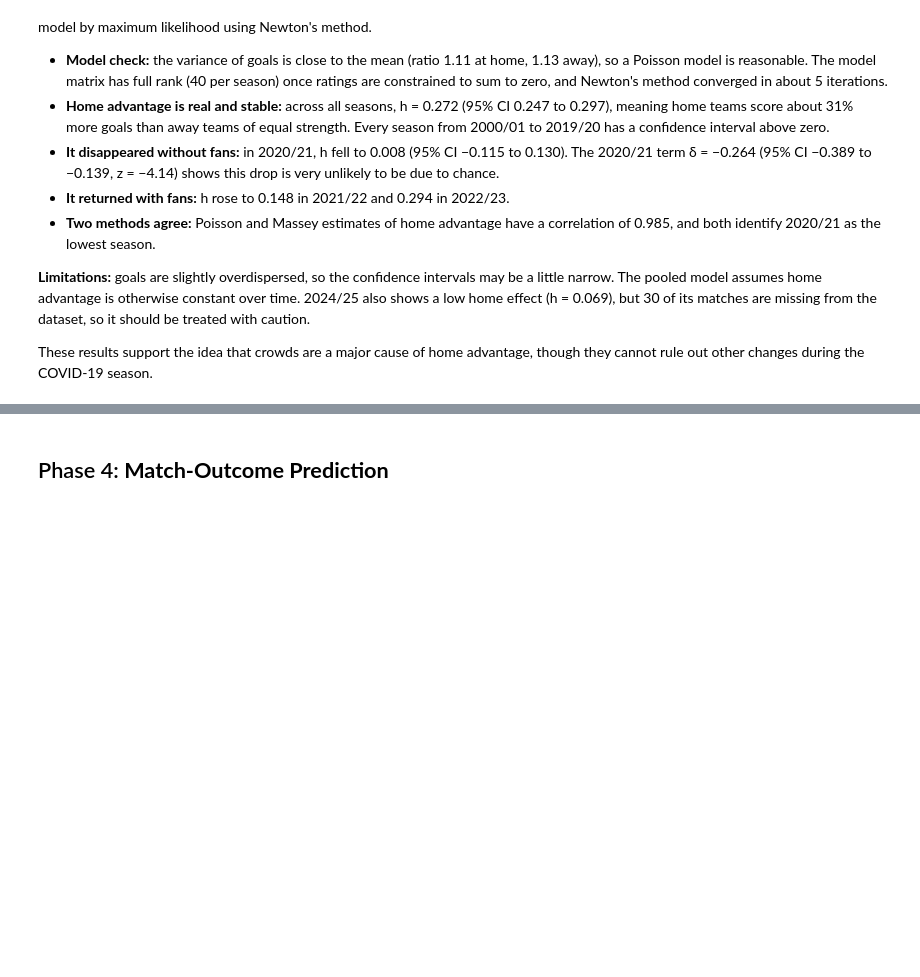
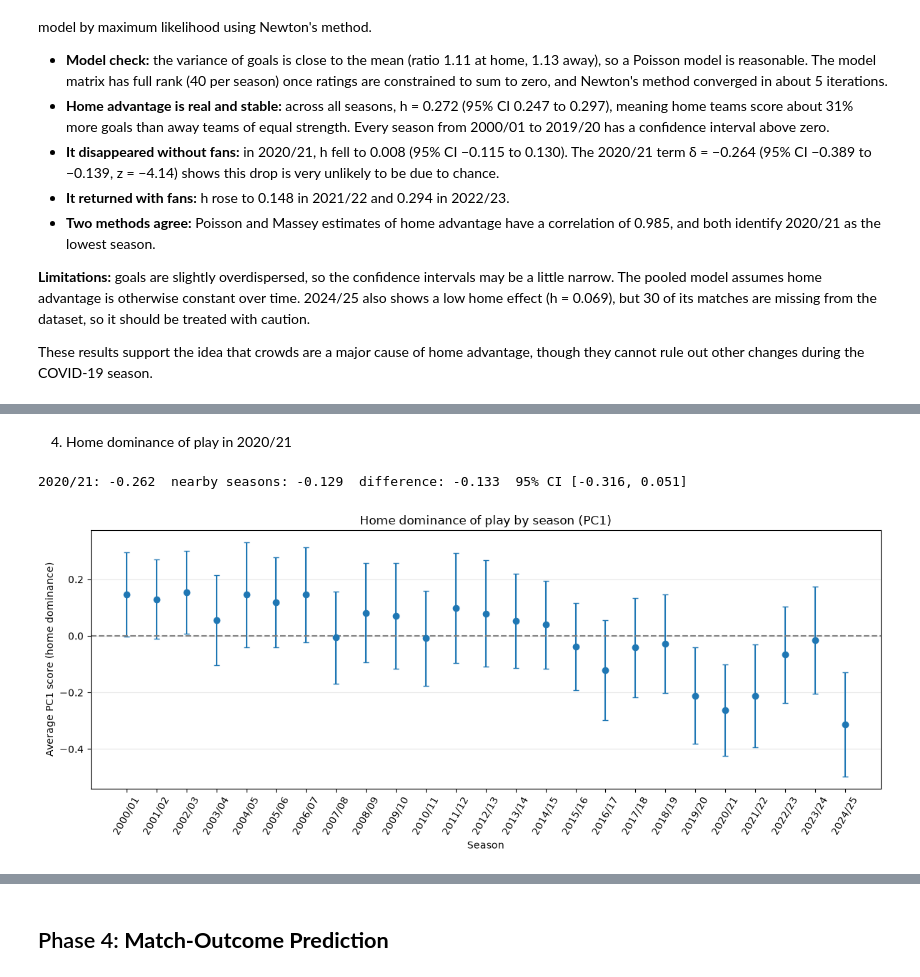
Before and after one commit to Joudii18/Is-Home-Advantage-Dying-What-25-Years-of-Premier-League-Data-Say, a Jupyter notebook: EPL_Home_Advantage_Project.ipynb, the cells around one changed output, grey strips where cells are left out. Drawn from its saved outputs; the diff is of its cells as text; code cells hidden in the pictures; blank space fills up the shorter version.

```diff
--- a/EPL_Home_Advantage_Project.ipynb
+++ b/EPL_Home_Advantage_Project.ipynb
@@ -1481,0 +1550,11 @@ These results support the idea that crowds are a major cause of home advantage,
+# %%
+# The sign of each component is arbitrary in the SVD,
+# so flip them to make them easier to read:
+# PC1 and PC3 positive for home shots, PC2 positive for home fouls
+for i, anchor in [(0, "HomeShots"), (1, "HomeFouls"), (2, "HomeShots")]:
+    if Vt[i, stats.index(anchor)] < 0:
+        Vt[i] = -Vt[i]
+
+# Loadings: how much each statistic contributes to each component
+loadings = pd.DataFrame(Vt[:3].T, index=stats, columns=["PC1", "PC2", "PC3"])
+display(loadings.round(2))
@@ -1481,0 +1575,31 @@ These results support the idea that crowds are a major cause of home advantage,
+# %% [markdown]
+4. Home dominance of play in 2020/21
+# %%
+# PC1 score for each match: positive = home team dominated shots, shots on target and corners
+pca_data["PC1"] = Z @ Vt[0]
+pc1 = pca_data.groupby("Season")["PC1"].agg(["mean", "sem"])
+
+# Compare 2020/21 with the two seasons before and after it
+near = ["2018/19", "2019/20", "2021/22", "2022/23"]
+a = pca_data.loc[pca_data["Season"] == "2020/21", "PC1"]
+b = pca_data.loc[pca_data["Season"].isin(near), "PC1"]
+diff = a.mean() - b.mean()
+se = np.sqrt(a.var() / len(a) + b.var() / len(b))
+print(f"2020/21: {a.mean():.3f}  nearby seasons: {b.mean():.3f}  "
+      f"difference: {diff:.3f}  95% CI [{diff - 1.96*se:.3f}, {diff + 1.96*se:.3f}]")
+
+# Plot the average PC1 score per season with 95% confidence intervals
+x = np.arange(len(pc1))
+plt.figure(figsize=(12, 5))
+plt.errorbar(x, pc1["mean"], yerr=1.96 * pc1["sem"], fmt="o", capsize=3)
+plt.axhline(0, color="gray", linestyle="--")
+plt.xticks(x, pc1.index, rotation=60)
+plt.xlabel("Season")
+plt.ylabel("Average PC1 score (home dominance)")
+plt.title("Home dominance of play by season (PC1)")
+plt.grid(axis="y", alpha=0.3)
+plt.tight_layout()
+plt.show()
+# %% [output]
+2020/21: -0.262  nearby seasons: -0.129  difference: -0.133  95% CI [-0.316, 0.051]
+[figure, added]
```
Also changed, not shown: parts of 14 cells of this notebook.
